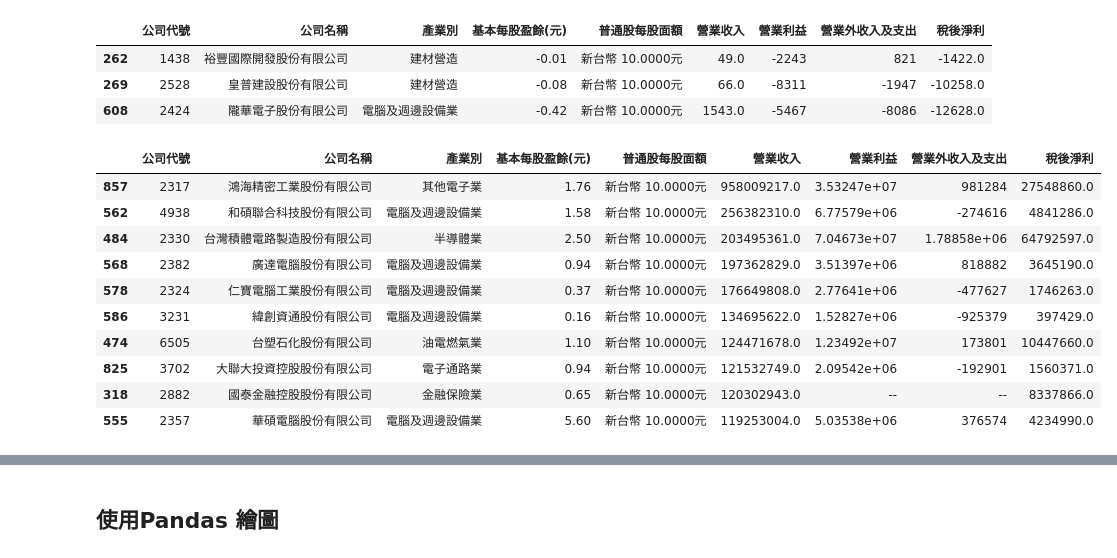
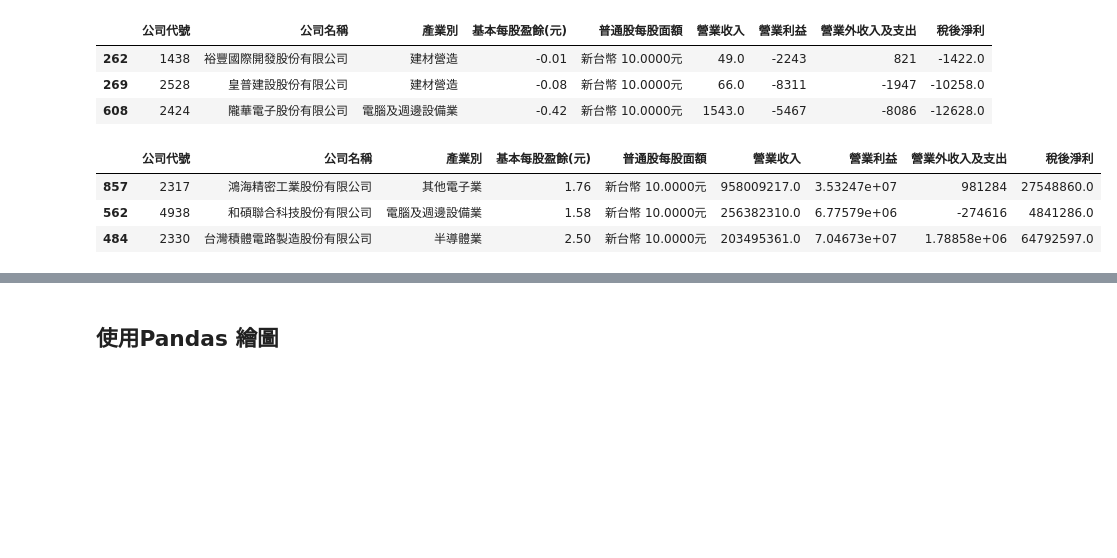
Before and after one commit to ywchiu/pyfinance, a Jupyter notebook: Demo20170430.ipynb, the cells around one changed output, grey strips where cells are left out. Drawn from its saved outputs; the diff is of its cells as text; code cells hidden in the pictures; blank space fills up the shorter version.

```diff
--- a/Demo20170430.ipynb
+++ b/Demo20170430.ipynb
@@ -152,19 +152,12 @@ stockdf.sort_values('營業收入').head(3)
 | 608 | 2424 | 隴華電子股份有限公司 | 電腦及週邊設備業 | -0.42 | 新台幣 10.0000元 | 1543.0 | -5467 | -8086 | -12628.0 |
 # %%
 # SELECT * FROM stcodf ORDER BY 營業收入 DESC LIMIT 3
-stockdf.sort_values('營業收入', ascending=False).head(10)
+stockdf.sort_values('營業收入', ascending=False).head(3)
 # %% [output]
 |  | 公司代號 | 公司名稱 | 產業別 | 基本每股盈餘(元) | 普通股每股面額 | 營業收入 | 營業利益 | 營業外收入及支出 | 稅後淨利 |
 | 857 | 2317 | 鴻海精密工業股份有限公司 | 其他電子業 | 1.76 | 新台幣 10.0000元 | 958009217.0 | 3.53247e+07 | 981284 | 27548860.0 |
 | 562 | 4938 | 和碩聯合科技股份有限公司 | 電腦及週邊設備業 | 1.58 | 新台幣 10.0000元 | 256382310.0 | 6.77579e+06 | -274616 | 4841286.0 |
 | 484 | 2330 | 台灣積體電路製造股份有限公司 | 半導體業 | 2.50 | 新台幣 10.0000元 | 203495361.0 | 7.04673e+07 | 1.78858e+06 | 64792597.0 |
-| 568 | 2382 | 廣達電腦股份有限公司 | 電腦及週邊設備業 | 0.94 | 新台幣 10.0000元 | 197362829.0 | 3.51397e+06 | 818882 | 3645190.0 |
-| 578 | 2324 | 仁寶電腦工業股份有限公司 | 電腦及週邊設備業 | 0.37 | 新台幣 10.0000元 | 176649808.0 | 2.77641e+06 | -477627 | 1746263.0 |
-| 586 | 3231 | 緯創資通股份有限公司 | 電腦及週邊設備業 | 0.16 | 新台幣 10.0000元 | 134695622.0 | 1.52827e+06 | -925379 | 397429.0 |
-| 474 | 6505 | 台塑石化股份有限公司 | 油電燃氣業 | 1.10 | 新台幣 10.0000元 | 124471678.0 | 1.23492e+07 | 173801 | 10447660.0 |
-| 825 | 3702 | 大聯大投資控股股份有限公司 | 電子通路業 | 0.94 | 新台幣 10.0000元 | 121532749.0 | 2.09542e+06 | -192901 | 1560371.0 |
-| 318 | 2882 | 國泰金融控股股份有限公司 | 金融保險業 | 0.65 | 新台幣 10.0000元 | 120302943.0 | -- | -- | 8337866.0 |
-| 555 | 2357 | 華碩電腦股份有限公司 | 電腦及週邊設備業 | 5.60 | 新台幣 10.0000元 | 119253004.0 | 5.03538e+06 | 376574 | 4234990.0 |
 # %%
 # SELECT 產業別, SUM('營業收入') FROM stockdf GROUP BY '產業別'
 stockdf.groupby('產業別')['營業收入'].sum().sort_values(ascending=False)
```
Also changed, not shown: parts of 21 cells of this notebook.
